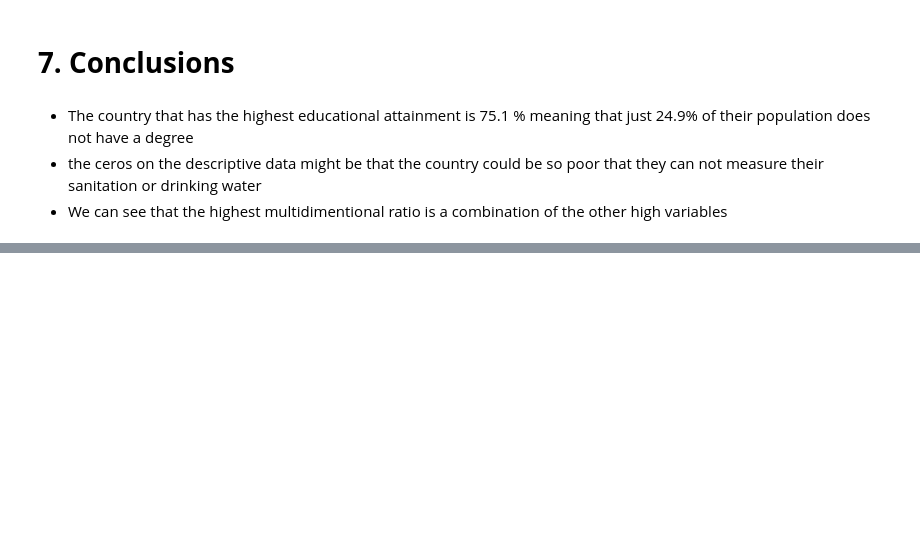
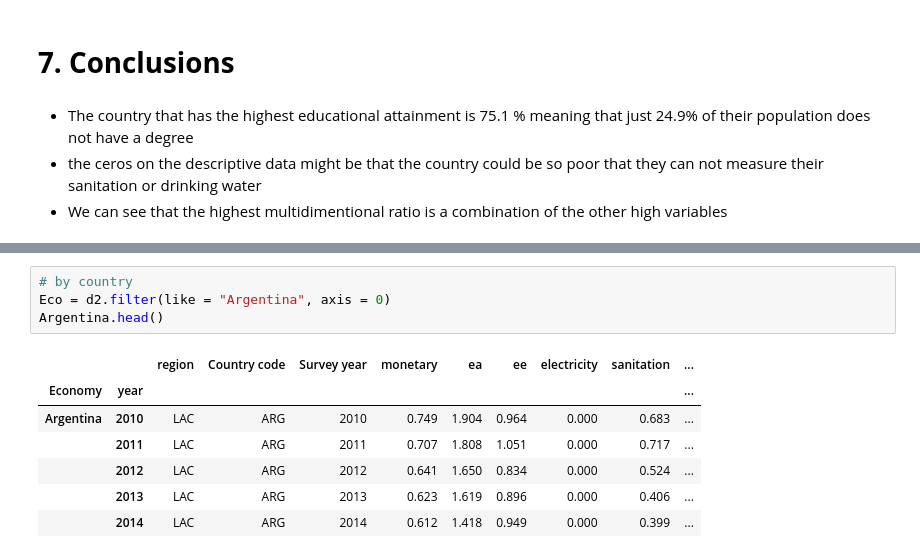
Before and after one commit to Sebastian4524/Datavisualization, a Jupyter notebook: pandas.ipynb, the cells around one changed output, grey strips where cells are left out. Saved outputs shown, nothing was run; the diff lists cells and outputs as text; blank space fills up the shorter version.

```diff
--- a/pandas.ipynb
+++ b/pandas.ipynb
@@ -177,0 +206,12 @@ d2[["ea", "ee" , "sanitation", "dwater", "multidimensional ratio"]].describe().a
+# %%
+# by country
+Eco = d2.filter(like = "Argentina", axis = 0)
+Argentina.head()
+# %% [output]
+|  |  | region | Country code | Survey year | monetary | ea | ee | electricity | sanitation | ... |
+| Economy | year |  |  |  |  |  |  |  |  | ... |
+| Argentina | 2010 | LAC | ARG | 2010 | 0.749 | 1.904 | 0.964 | 0.000 | 0.683 | ... |
+|  | 2011 | LAC | ARG | 2011 | 0.707 | 1.808 | 1.051 | 0.000 | 0.717 | ... |
+|  | 2012 | LAC | ARG | 2012 | 0.641 | 1.650 | 0.834 | 0.000 | 0.524 | ... |
+|  | 2013 | LAC | ARG | 2013 | 0.623 | 1.619 | 0.896 | 0.000 | 0.406 | ... |
+|  | 2014 | LAC | ARG | 2014 | 0.612 | 1.418 | 0.949 | 0.000 | 0.399 | ... |
```
Also changed, not shown: parts of 6 cells of this notebook.
